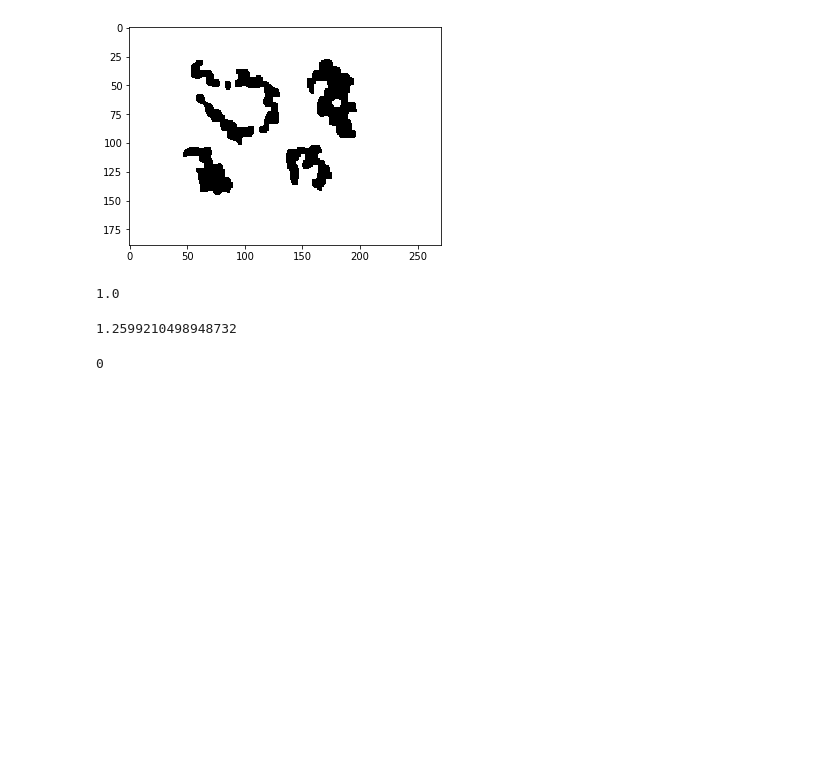
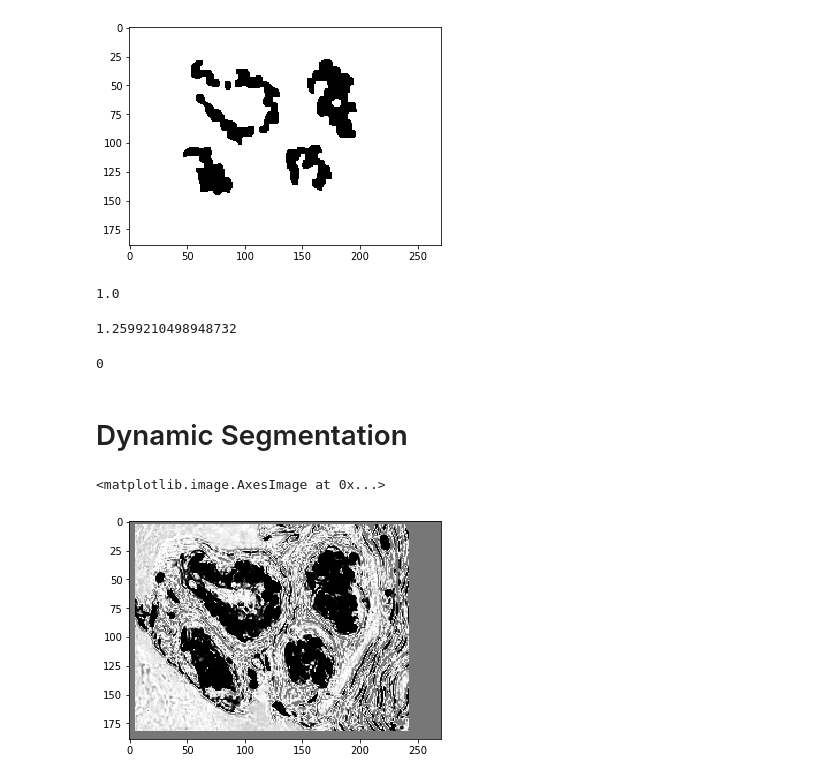
Before and after one commit to saketkc/pyvirchow, a Jupyter notebook: notebooks/04.Normalization-demo.ipynb, the cells around one changed output. Saved outputs shown, nothing was run; the diff lists cells and outputs as text; code cells hidden in the pictures; blank space fills up the shorter version.

```diff
--- a/notebooks/04.Normalization-demo.ipynb
+++ b/notebooks/04.Normalization-demo.ipynb
@@ -1042,3 +1033,5 @@ np.log(2).astype(int)
 a = np.zeros((4,4))
 # %%
 a[0,0] = 3+3
+# %% [markdown]
+# Dynamic Segmentation
@@ -1044,0 +1040,7 @@ a[0,0] = 3+3
+# %%
+fg, bg, t= poisson_deconvolve(H_channel_v.astype(np.uint8))
+# %%
+plt.imshow(fg, cmap='gray')
+# %% [output]
+<matplotlib.image.AxesImage at 0x...>
+[figure, added]
```
Also changed, not shown: parts of 7 cells of this notebook, 3 other files.
